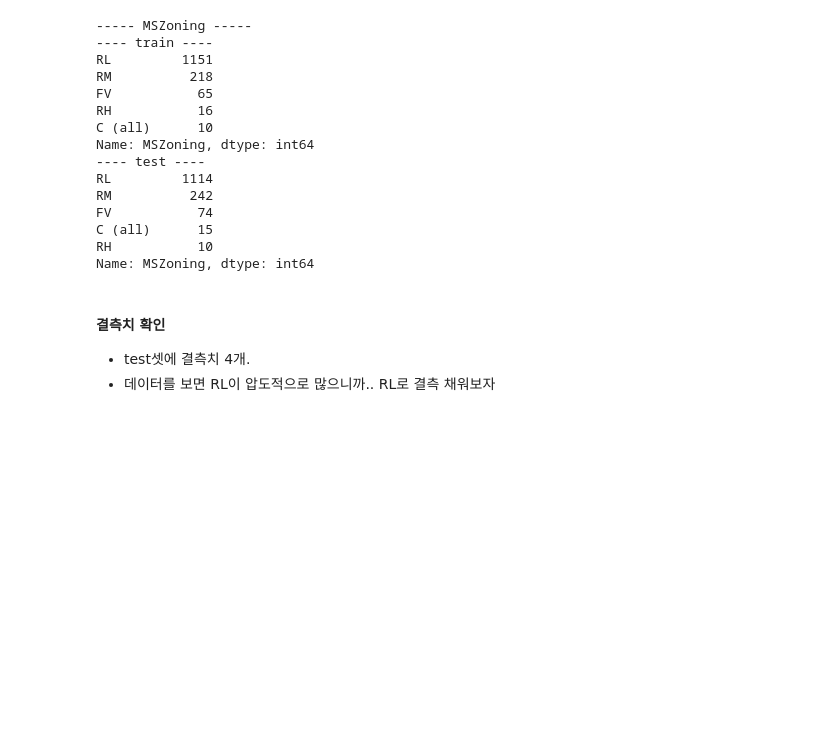
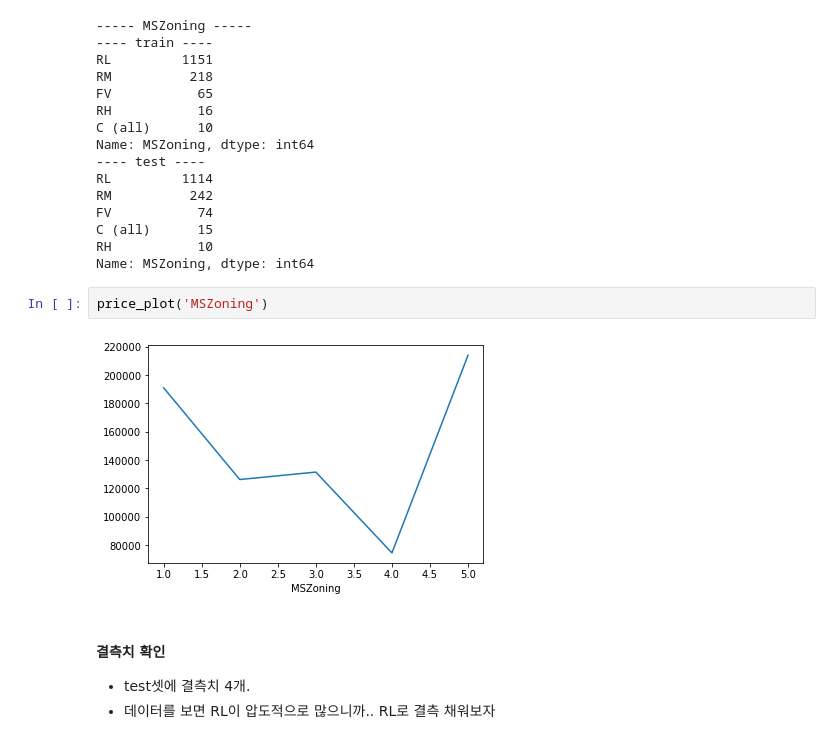
Before and after one commit to seosztt/Kaggle, a Jupyter notebook: house_prices/house_price.ipynb, the cells around one changed output. Saved outputs shown, nothing was run; the diff lists cells and outputs as text; blank space fills up the shorter version.

```diff
--- a/house_prices/house_price.ipynb
+++ b/house_prices/house_price.ipynb
@@ -238,6 +243,10 @@ FV           74
 C (all)      15
 RH           10
 Name: MSZoning, dtype: int64
+# %%
+price_plot('MSZoning')
+# %% [output]
+[figure, added]
 # %% [markdown]
 #### 결측치 확인
 - test셋에 결측치 4개.
```
Also changed, not shown: parts of 455 cells of this notebook, 8 other files.
